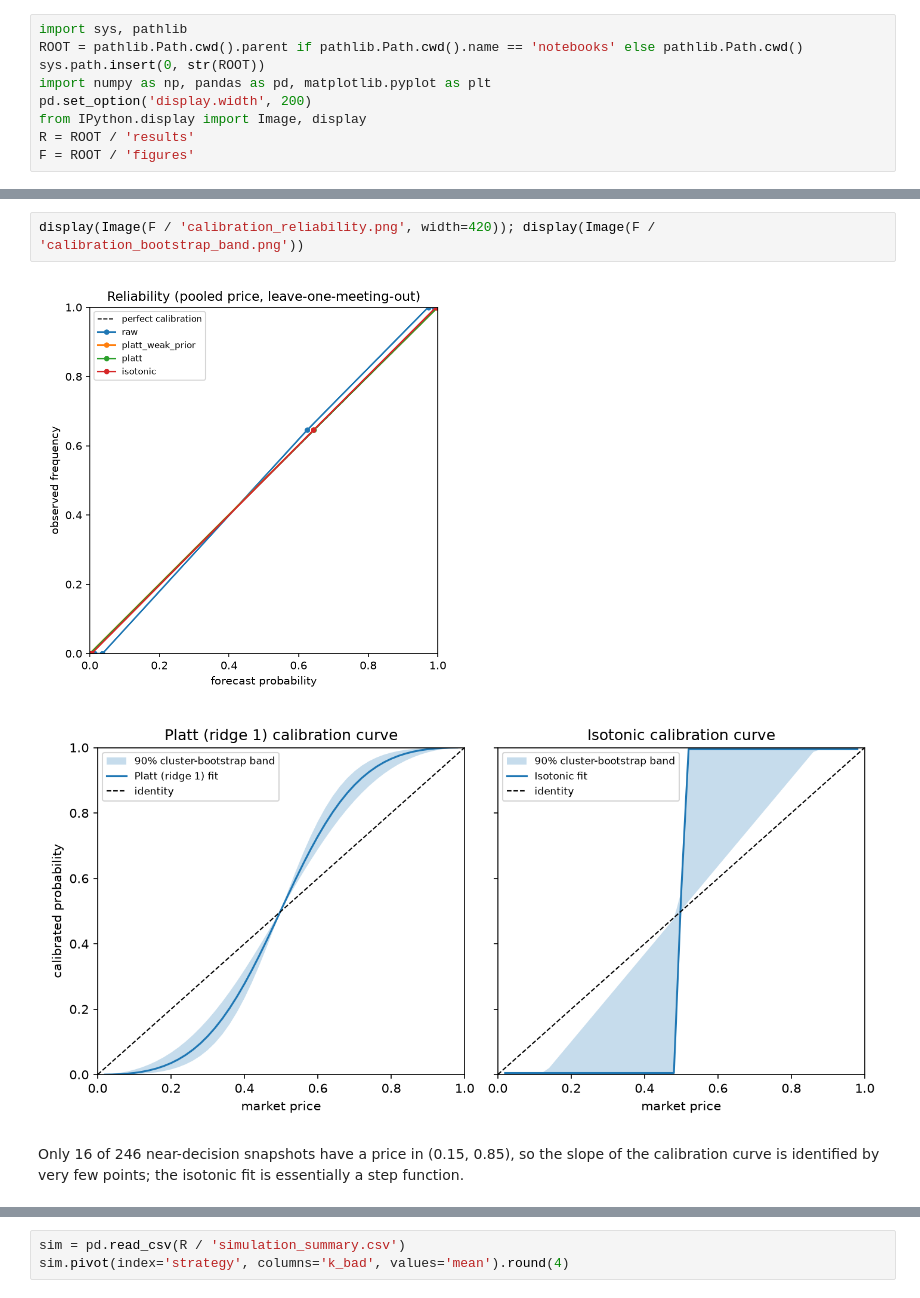
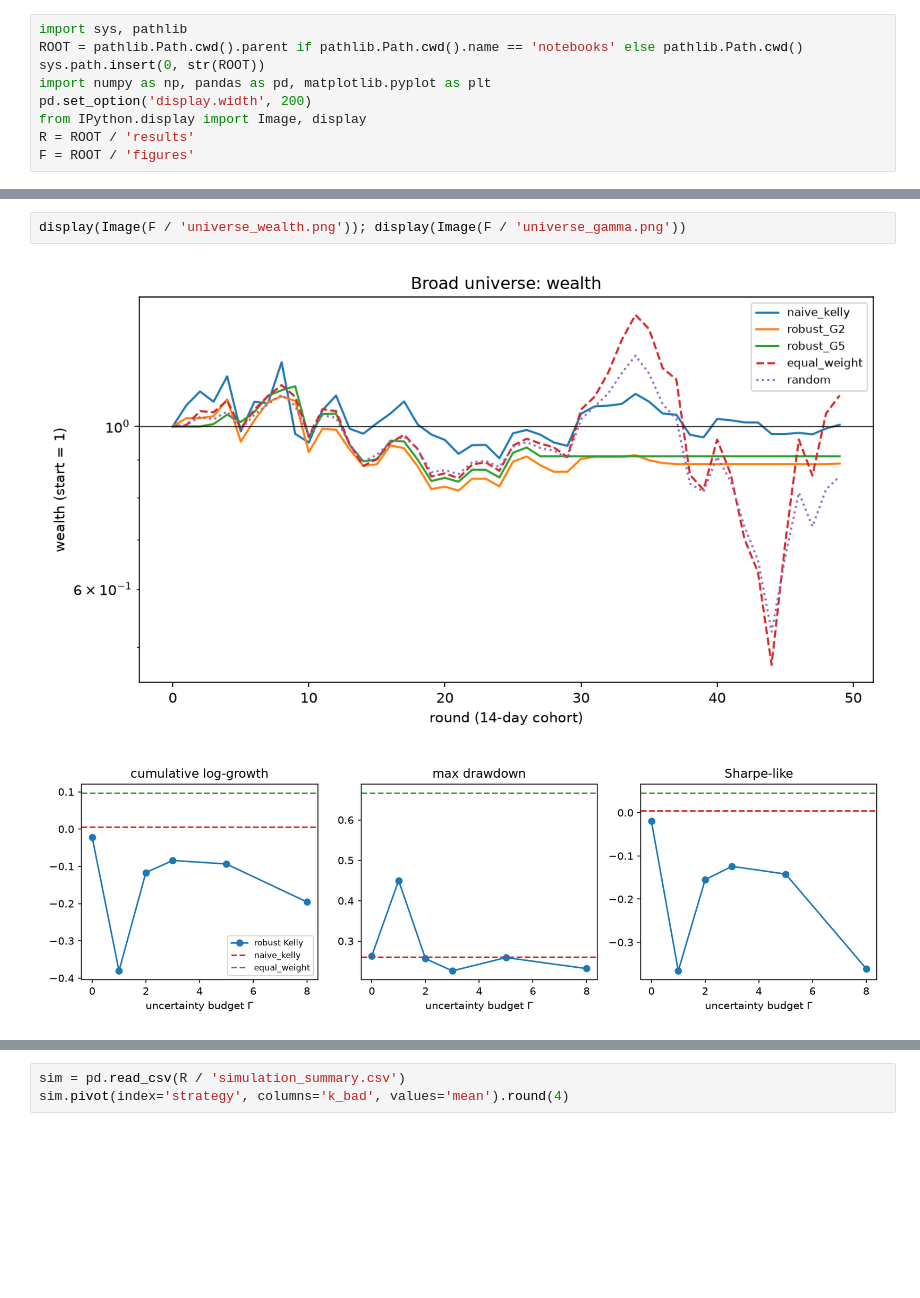
Before and after one commit to Hussmart/robust-kelly-prediction-markets, a Jupyter notebook: notebooks/02_results.ipynb, the cells around one changed output, grey strips where cells are left out. Saved outputs shown, nothing was run; the diff lists cells and outputs as text; blank space fills up the shorter version.

```diff
--- a/notebooks/02_results.ipynb
+++ b/notebooks/02_results.ipynb
@@ -27,7 +54,5 @@ cal.pivot(index='method', columns='venue', values='brier').round(4).join(
 # %%
-display(Image(F / 'calibration_reliability.png', width=420)); display(Image(F / 'calibration_bootstrap_band.png'))
+display(Image(F / 'universe_wealth.png')); display(Image(F / 'universe_gamma.png'))
 # %% [output]
-[figure, old version]
+[figure, new version]
-[figure, old version]
+[figure, new version]
-# %% [markdown]
-Only 16 of 246 near-decision snapshots have a price in (0.15, 0.85), so the slope of the calibration curve is identified by very few points; the isotonic fit is essentially a step function.
```
Also changed, not shown: parts of 29 cells of this notebook, 7 other files.
